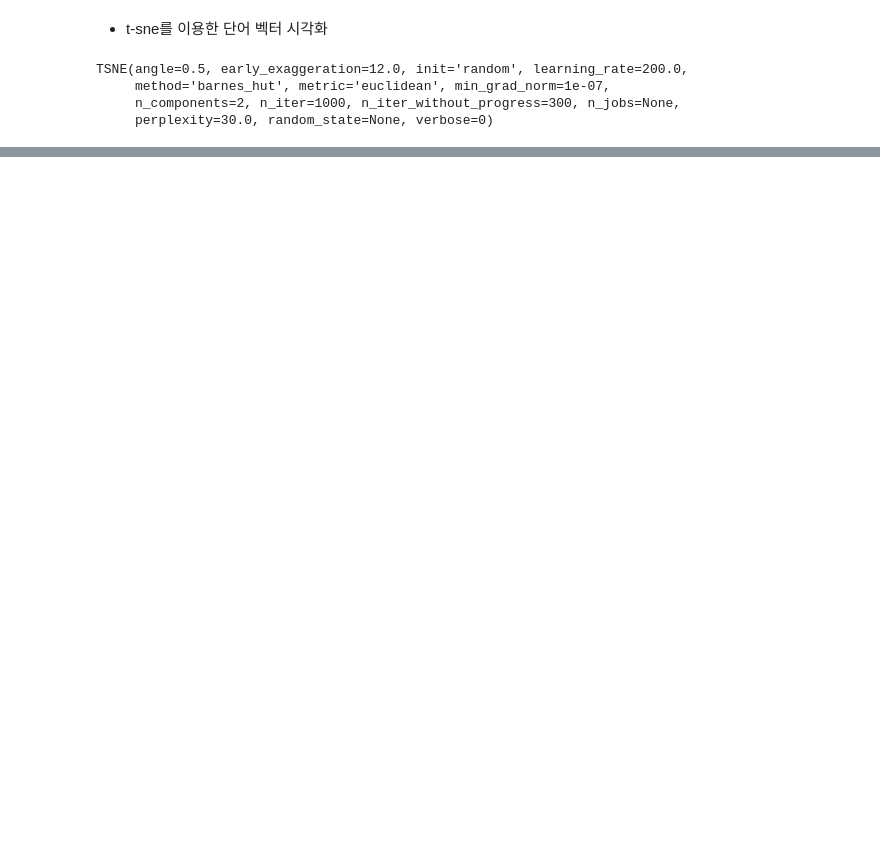
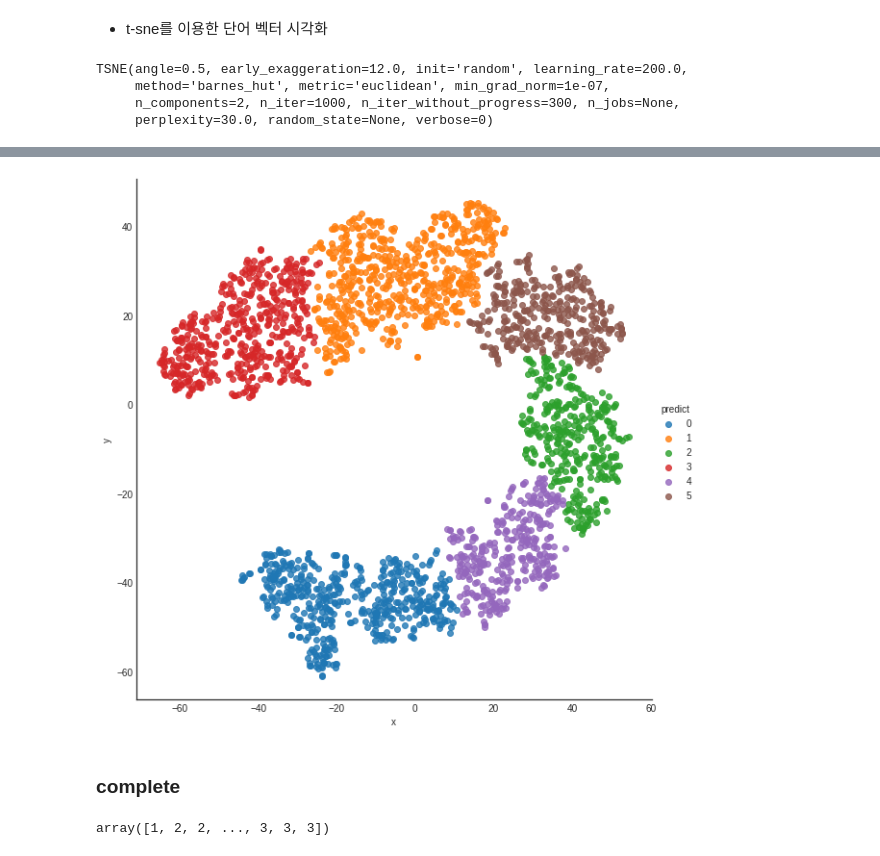
Before and after one commit to KimYongHwi/machine-learning-study, a Jupyter notebook: natural_language_processing/3_군집_분석.ipynb, the cells around one changed output, grey strips where cells are left out. Drawn from its saved outputs; the diff is of its cells as text; code cells hidden in the pictures; blank space fills up the shorter version.

```diff
--- a/natural_language_processing/3_군집_분석.ipynb
+++ b/natural_language_processing/3_군집_분석.ipynb
@@ -196,0 +255,16 @@ plt.show()
+# %%
+results = df
+results['predict'] = predict
+# %%
+sns.lmplot('x', 'y', data=results, fit_reg=False, size=8, hue='predict')
+plt.show()
+# %% [output]
+[figure, added]
+# %% [markdown]
+### complete
+# %%
+compl = AgglomerativeClustering(n_clusters=6, linkage='complete')
+predict = compl.fit_predict(df)
+predict
+# %% [output]
+array([1, 2, 2, ..., 3, 3, 3])
```
Also changed, not shown: parts of 30 cells of this notebook.
